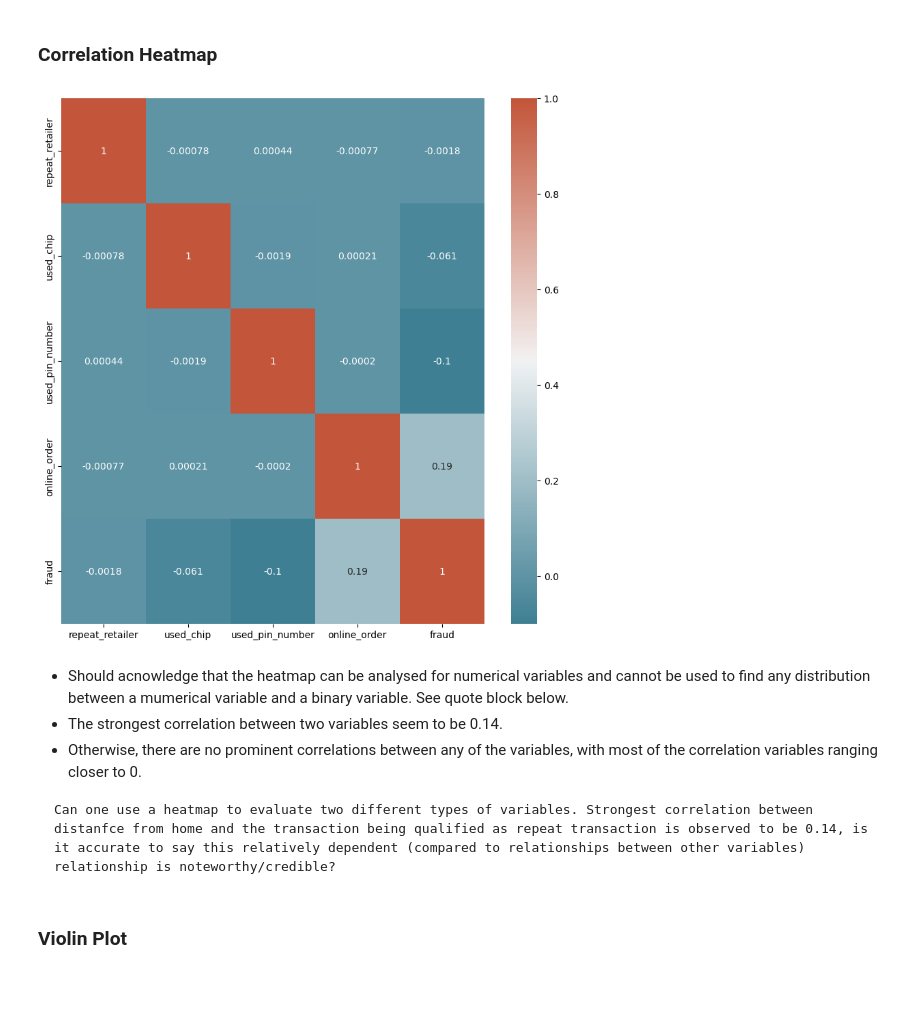
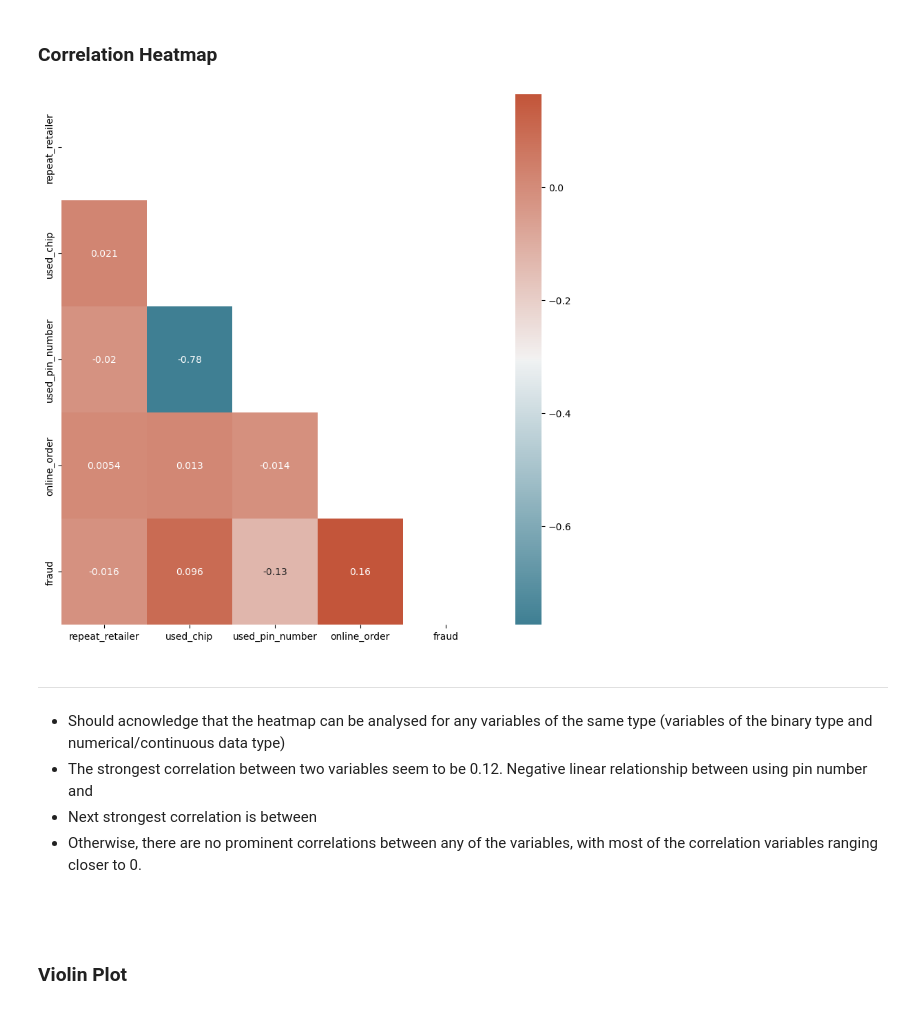
Before and after one commit to KarimKhalil33/CreditCard-Fraud-Data-Analysis, a Jupyter notebook: analysis/analysis1.ipynb, the cells around one changed output. Saved outputs shown, nothing was run; the diff lists cells and outputs as text; code cells hidden in the pictures.

````diff
--- a/analysis/analysis1.ipynb
+++ b/analysis/analysis1.ipynb
@@ -23,0 +33,5 @@ dataset.head(n=10)
+# %%
+dataset = dataset[(dataset['distance_from_home'] < 15000) & (dataset['used_pin_number'] == 1) | (dataset['used_chip'] == 1) ]
+midpoint = len(dataset) // 65
+dataset = dataset.iloc[:midpoint]
+dataset
@@ -120,24 +163,24 @@ How to distinguish between binary variables (variables which are 0 and 1 to indi
 # %%
 #understand if any correlation exists between any of the variables in the dataset
 col_dropped = ['distance_from_home','distance_from_last_transaction','ratio_to_median_purchase_price']
 df_bin = df.drop(col_dropped, axis = 1)
-corr = df_bin.corr() #generates a table of all correlations between each variable
+corr = df_bin.corr()
+mask = np.triu(np.ones_like(corr, dtype=bool))
 #Creates and changes the figure and axis size to accomodate all information
 fig, ax = plt.subplots(figsize=(10, 10))
 heatmap = sns.heatmap(corr, xticklabels = corr.columns,
             yticklabels=corr.columns,
             annot=True,
-            cmap = sns.diverging_palette(220,20,as_cmap=True))
-plt.show(heatmap)
+            cmap = sns.diverging_palette(220,20,as_cmap=True),mask=mask)
 # %% [output]
-[figure, old version]
+[figure, new version]
 # %% [markdown]
-- Should acnowledge that the heatmap can be analysed for numerical variables and cannot be used to find any distribution between a mumerical variable and a binary variable. See quote block below.
-- The strongest correlation between two variables seem to be 0.14.
+****
+- Should acnowledge that the heatmap can be analysed for any variables of the same type (variables of the binary type and numerical/continuous data type)
+- The strongest correlation between two variables seem to be 0.12. Negative linear relationship between using pin number and
+- Next strongest correlation is between
 - Otherwise, there are no prominent correlations between any of the variables, with most of the correlation variables ranging closer to 0.
 ```
-Can one use a heatmap to evaluate two different types of variables. Strongest correlation between distanfce from home and the transaction being qualified as repeat transaction is observed to be 0.14, is it accurate to say this relatively dependent (compared to relationships between other variables) relationship is noteworthy/credible?
-```
 # %% [markdown]
 ### Violin Plot
 # %%
````
Also changed, not shown: parts of 37 cells of this notebook, 3 other files.
